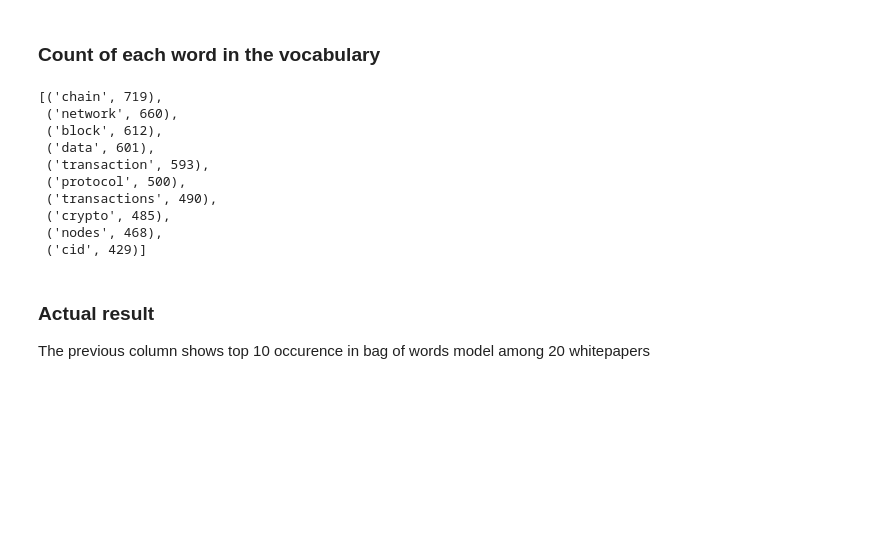
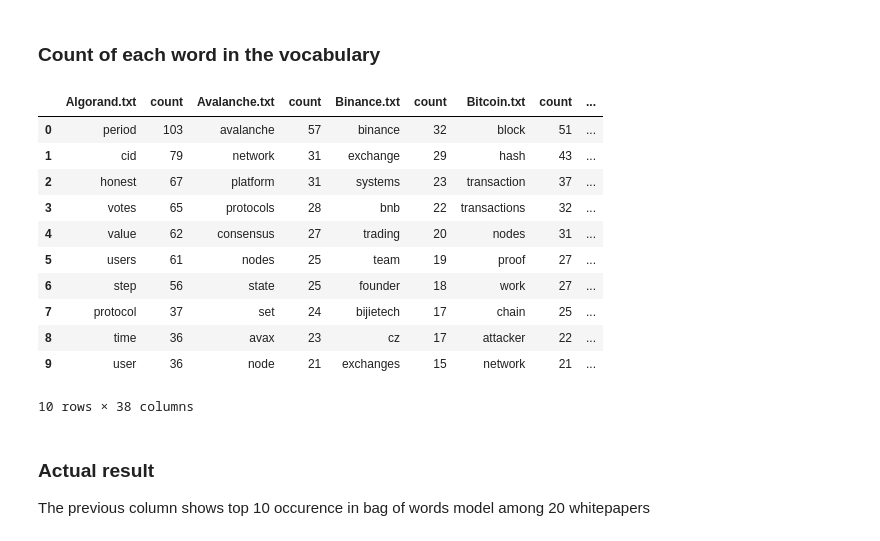
Before and after one commit to muh005/kg-via-dl, a Jupyter notebook: knowledge_graph/bag_of_words_model.ipynb, the cells around one changed output. Cells and saved outputs as stored; diff of their text form; code cells hidden in the pictures; blank space fills up the shorter version.

Commit message:
checkpoint: bag_of_words for each whitepaper
run bag of words model on each whitepaper

```diff
--- a/knowledge_graph/bag_of_words_model.ipynb
+++ b/knowledge_graph/bag_of_words_model.ipynb
@@ -98,6 +86,7 @@ def create_dataframe(whitepapers):
 ### Create dataframe
 Append whitepaper dataframe one after another
 # %%
-whitepapers = create_dataframe(whitepapers)
-whitepapers
+df_whitepapers = create_dataframe()
+df_whitepapers.columns = filenames
+df_whitepapers
 # %% [output]
@@ -121,7 +110,10 @@ def sentence_to_words(sentence):
     # Function to convert a raw sentence to a string of words
     # The input is a single string (a whitepaper sentence), and
     # the output is a single string (a preprocessed sentence)
-    #
+
+    # if the line is nah, return
+    if pd.isnull(sentence):
+        return sentence
     # 1. Remove HTML
     sentence = BeautifulSoup(sentence).get_text()
     #
@@ -142,6 +134,7 @@ def sentence_to_words(sentence):
     # and return the result.
     return( " ".join( meaningful_words ))
 # %%
-whitepapers['whitepapers']=whitepapers['whitepapers'].apply(lambda x:sentence_to_words(x))
-whitepapers['whitepapers'].sample(5)
+for i in filenames:
+    df_whitepapers[i] = df_whitepapers[i].apply(lambda x: sentence_to_words(x))
+df_whitepapers
 # %% [output]
@@ -154,2 +154,23 @@ Name: whitepapers, dtype: object
+# %%
+def fit(vectorizer, df_column, occ = 10):
+    # Function to fit a vectorizer to whitepaper
+    # The input is vectorizer, and a df_column (whitepaper)
+    # the output is a list of top 10 occurence
+    # fit a column
+    df_column.dropna(inplace=True)
+    features = vectorizer.fit_transform(df_column)
+    vocabulary = vectorizer.get_feature_names()
+    features = features.toarray()
+
+    # Sum up the counts of each vocabulary word
+    count_sum = np.sum(features, axis=0)
+
+    # For each, print the vocabulary word and the number of times it
+    # appears in the training set
+    paired =  list(zip(vocabulary, count_sum))
+
+    # reverse sort occurence of words
+    feat_occ = sorted(paired, key = lambda x: x[1], reverse=True)
+    return pd.DataFrame(list(feat_occ[:occ]))
 # %% [markdown]
 ### CountVectorizer
@@ -164,27 +179,24 @@ print(bow_features.shape)
 # %% [markdown]
 ### Count of each word in the vocabulary
-# %%
-# Sum up the counts of each vocabulary word
-count_sum1 = np.sum(bow_features, axis=0)
-
-# For each, print the vocabulary word and the number of times it
-# appears in the training set
-paired1 =  list(zip(vocabulary1, count_sum1))
-
-# reverse sort occurence of words
-bow_occ = sorted(paired1, key = lambda x: x[1], reverse=True)
-bow_occ[:10]
-# %% [output]
-[('chain', 719),
- ('network', 660),
- ('block', 612),
- ('data', 601),
- ('transaction', 593),
- ('protocol', 500),
- ('transactions', 490),
- ('crypto', 485),
- ('nodes', 468),
- ('cid', 429)]
+# %%
+bow_occ_from_each_whitepaper = (fit(vectorizer1, df_whitepapers[i]) for i in filenames)
+df_bow_occ = pd.concat(bow_occ_from_each_whitepaper, ignore_index=True, axis=1)
+df_bow_columns = [val for val in filenames for _ in (0, 1)]
+df_bow_occ.columns = [i if not c % 2 else "count" for c, i in enumerate(df_bow_columns)]
+df_bow_occ
+# %% [output]
+|  | Algorand.txt | count | Avalanche.txt | count | Binance.txt | count | Bitcoin.txt | count | ... |
+| 0 | period | 103 | avalanche | 57 | binance | 32 | block | 51 | ... |
+| 1 | cid | 79 | network | 31 | exchange | 29 | hash | 43 | ... |
+| 2 | honest | 67 | platform | 31 | systems | 23 | transaction | 37 | ... |
+| 3 | votes | 65 | protocols | 28 | bnb | 22 | transactions | 32 | ... |
+| 4 | value | 62 | consensus | 27 | trading | 20 | nodes | 31 | ... |
+| 5 | users | 61 | nodes | 25 | team | 19 | proof | 27 | ... |
+| 6 | step | 56 | state | 25 | founder | 18 | work | 27 | ... |
+| 7 | protocol | 37 | set | 24 | bijietech | 17 | chain | 25 | ... |
+| 8 | time | 36 | avax | 23 | cz | 17 | attacker | 22 | ... |
+| 9 | user | 36 | node | 21 | exchanges | 15 | network | 21 | ... |
+10 rows × 38 columns
 # %% [markdown]
 ### Actual result
 The previous column shows top 10 occurence in bag of words model among 20 whitepapers
```
Also changed, not shown: parts of 10 cells of this notebook.
